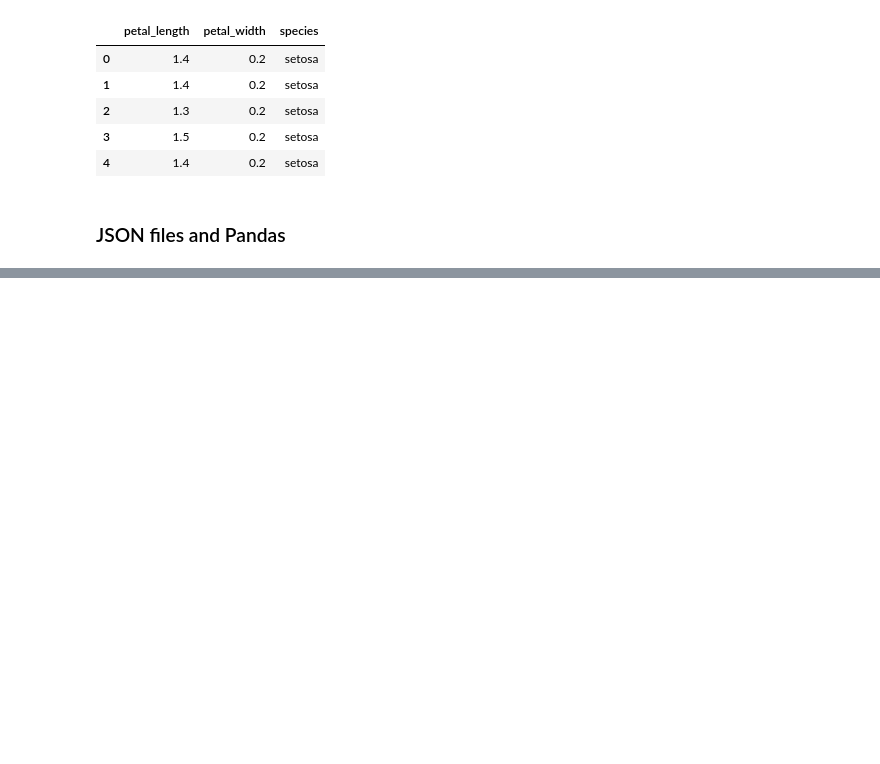
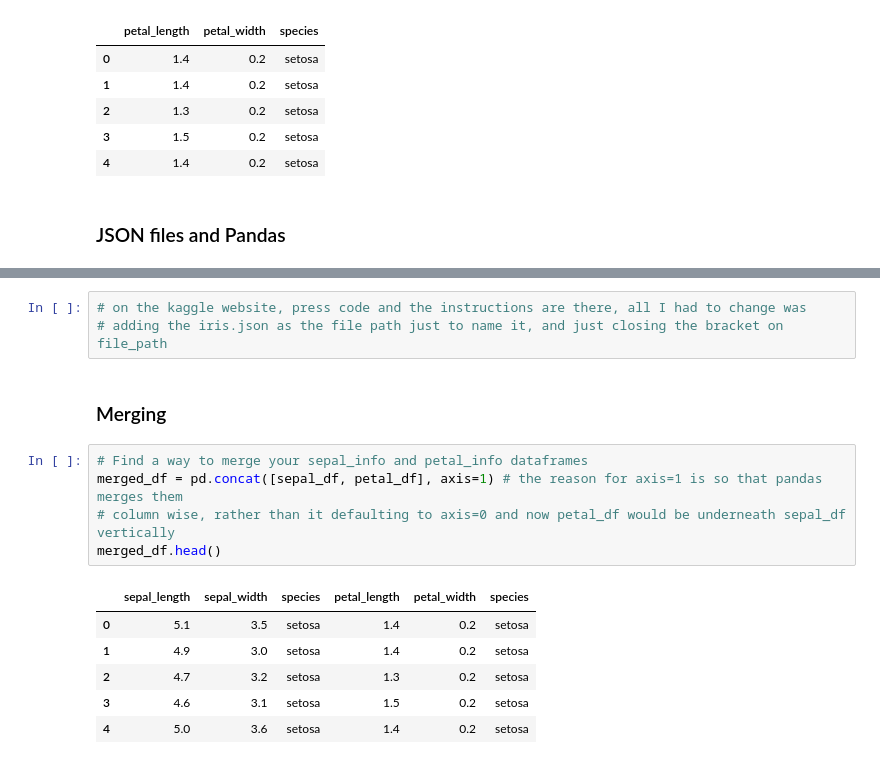
Before and after one commit to hiteshdoescoding/Data-606-Submitted-Work, a Jupyter notebook: week-4-day-4/numpy-and-pandas/working-with-data.ipynb, the cells around one changed output, grey strips where cells are left out. Drawn from its saved outputs; the diff is of its cells as text; blank space fills up the shorter version.

Commit message:
Pandas exercises, finished concatenation

```diff
--- a/week-4-day-4/numpy-and-pandas/working-with-data.ipynb
+++ b/week-4-day-4/numpy-and-pandas/working-with-data.ipynb
@@ -149,0 +171,17 @@ petal_df.head(5)
+# %%
+# on the kaggle website, press code and the instructions are there, all I had to change was
+# adding the iris.json as the file path just to name it, and just closing the bracket on file_path
+# %% [markdown]
+### Merging
+# %%
+# Find a way to merge your sepal_info and petal_info dataframes
+merged_df = pd.concat([sepal_df, petal_df], axis=1) # the reason for axis=1 is so that pandas merges them
+# column wise, rather than it defaulting to axis=0 and now petal_df would be underneath sepal_df vertically
+merged_df.head()
+# %% [output]
+|  | sepal_length | sepal_width | species | petal_length | petal_width | species |
+| 0 | 5.1 | 3.5 | setosa | 1.4 | 0.2 | setosa |
+| 1 | 4.9 | 3.0 | setosa | 1.4 | 0.2 | setosa |
+| 2 | 4.7 | 3.2 | setosa | 1.3 | 0.2 | setosa |
+| 3 | 4.6 | 3.1 | setosa | 1.5 | 0.2 | setosa |
+| 4 | 5.0 | 3.6 | setosa | 1.4 | 0.2 | setosa |
```
Also changed, not shown: parts of 6 cells of this notebook.
